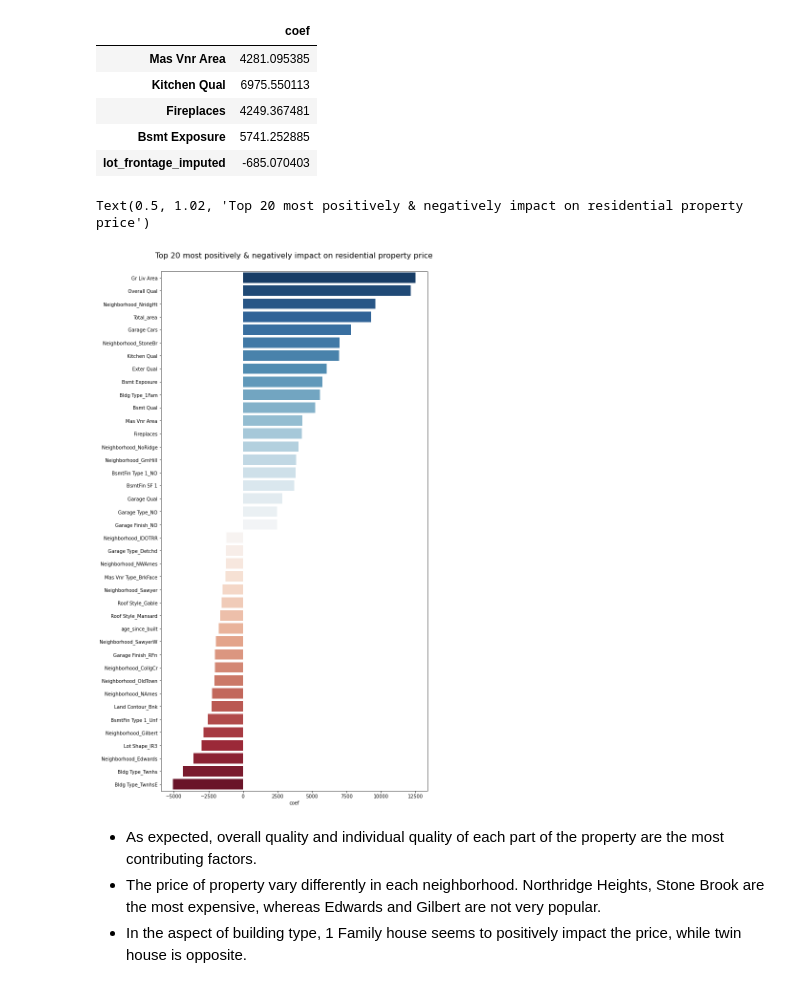
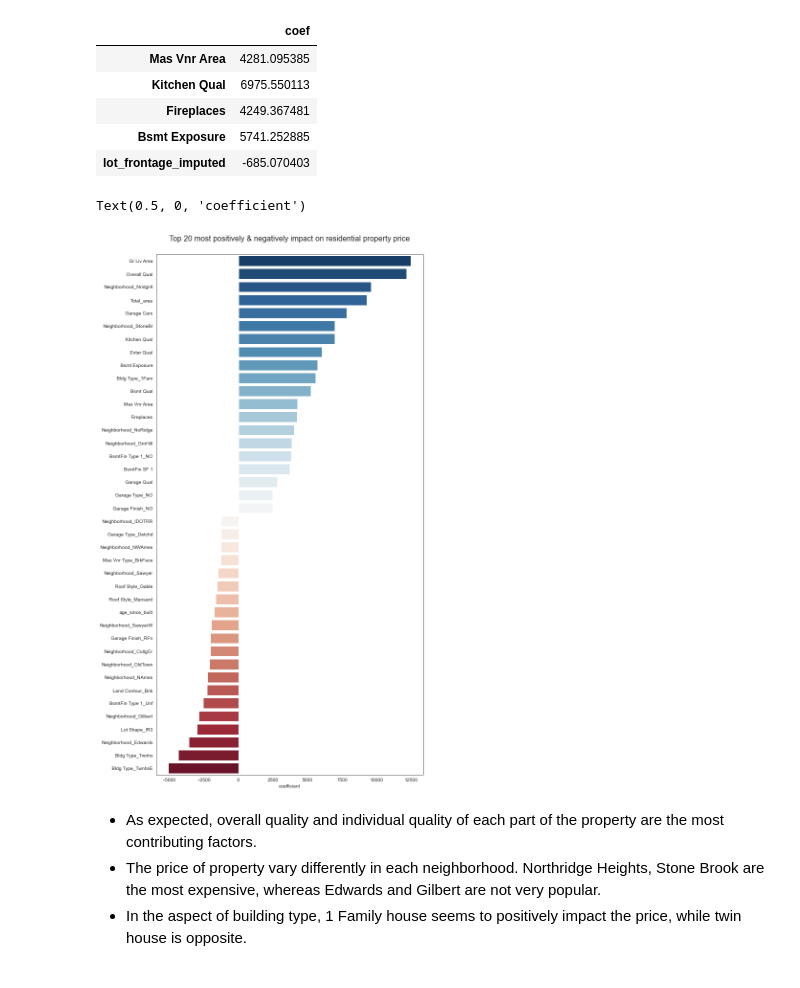
Before and after one commit to Joeycooky/DSI_Project_2, a Jupyter notebook: Code/model_polyorder2.ipynb, the cells around one changed output. Drawn from its saved outputs; the diff is of its cells as text; code cells hidden in the pictures.

```diff
--- a/Code/model_polyorder2.ipynb
+++ b/Code/model_polyorder2.ipynb
@@ -710,25 +710,26 @@ summary['coef'] = enet.coef_
 | Bsmt Exposure | 5741.252885 |
 | lot_frontage_imputed | -685.070403 |
 # %%
+sns.set_style('white')
 #Top and Bottom affecting feature
 top_bot_20 = pd.concat([
     summary.sort_values(by='coef', ascending=False)[:20],
     summary.sort_values(by='coef', ascending=True)[:20]
 ],
                        axis=0)
 top_bot_20 = top_bot_20.sort_values(by='coef',ascending=False)
 top_bot_20
 
 plt.figure(figsize = (10,20))
 g = sns.barplot(data=top_bot_20,
             x='coef',
             y=top_bot_20.index,
            palette='RdBu_r')
 g.set_title('Top 20 most positively & negatively impact on residential property price',y=1.02,fontsize=16)
-g.set_xlabel('coeffici')
+g.set_xlabel('coefficient')
 # %% [output]
-Text(0.5, 1.02, 'Top 20 most positively & negatively impact on residential property price')
+Text(0.5, 0, 'coefficient')
-[figure, old version]
+[figure, new version]
 # %% [markdown]
 
 - As expected, overall quality and individual quality of each part of the property are the most contributing factors.
```
Also changed, not shown: parts of 2 cells of this notebook, 8 other files.
